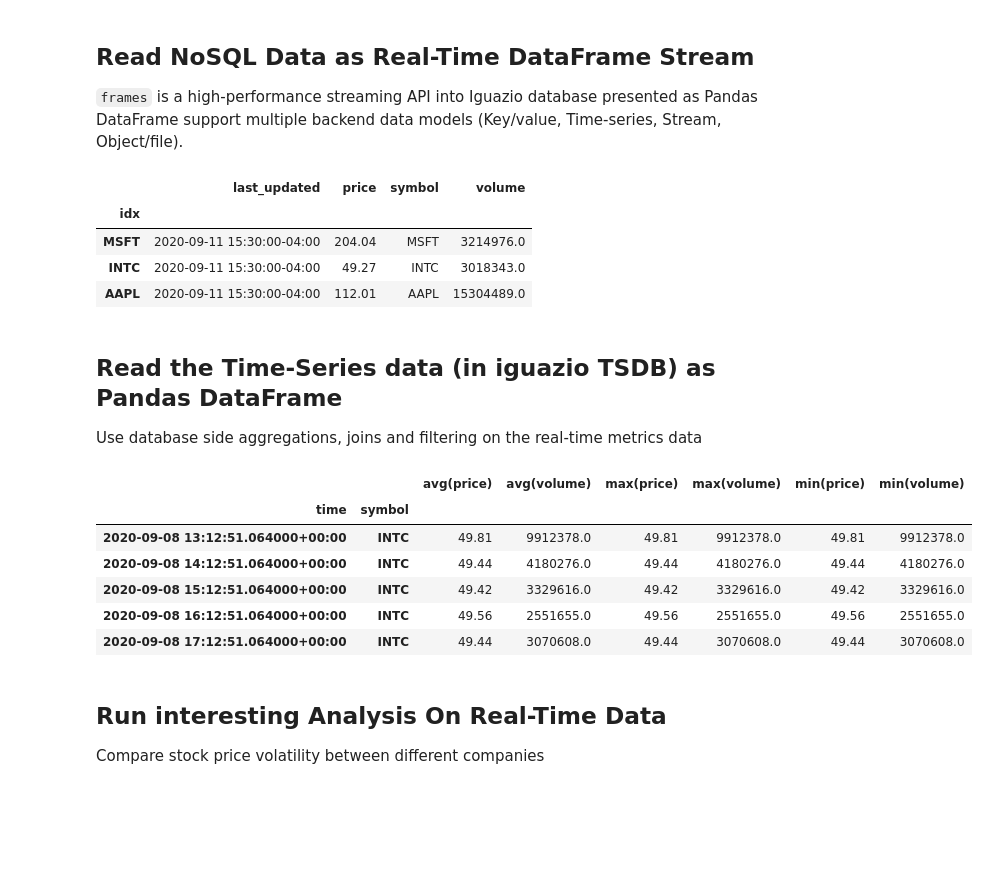
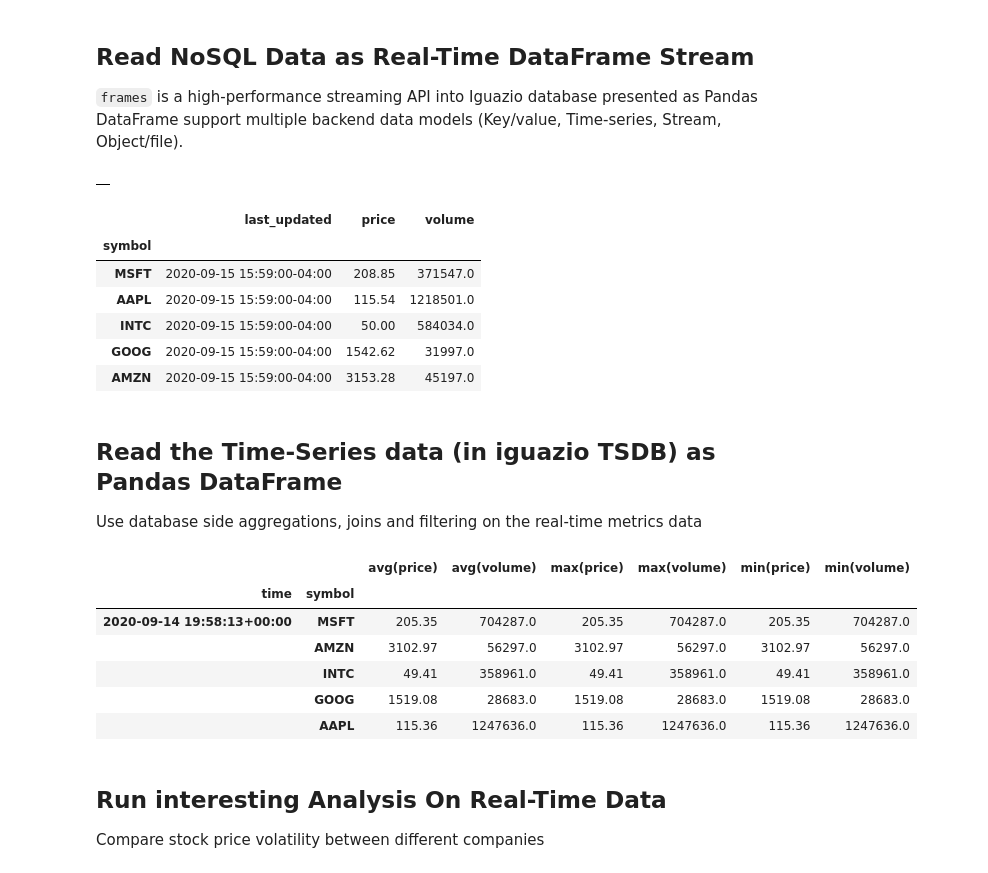
Before and after one commit to mlrun/demo-stocks, a Jupyter notebook: code/05-explore.ipynb, the cells around one changed output. Cells and saved outputs as stored; diff of their text form; code cells hidden in the pictures; blank space fills up the shorter version.

```diff
--- a/code/05-explore.ipynb
+++ b/code/05-explore.ipynb
@@ -35,31 +37,37 @@ Done.
 # %%
 import pandas as pd
 import v3io_frames as v3f
-client = v3f.Client('framesd:8081')
+client = v3f.Client('framesd:8081', container='bigdata')
+# %%
+client.execute(backend='kv', table='stocks/stocks_kv', command='infer')
+# %% [output]
+|  |
 # %%
-kvdf = client.read(backend='kv', table='stocks', filter='volume > 1000000')
+kvdf = client.read(backend='kv', table='stocks/stocks_kv')#, filter='volume > 1000000')
 kvdf.head()
 # %% [output]
-|  | last_updated | price | symbol | volume |
-| idx |  |  |  |  |
-| MSFT | 2020-09-11 15:30:00-04:00 | 204.04 | MSFT | 3214976.0 |
-| INTC | 2020-09-11 15:30:00-04:00 | 49.27 | INTC | 3018343.0 |
-| AAPL | 2020-09-11 15:30:00-04:00 | 112.01 | AAPL | 15304489.0 |
+|  | last_updated | price | volume |
+| symbol |  |  |  |
+| MSFT | 2020-09-15 15:59:00-04:00 | 208.85 | 371547.0 |
+| AAPL | 2020-09-15 15:59:00-04:00 | 115.54 | 1218501.0 |
+| INTC | 2020-09-15 15:59:00-04:00 | 50.00 | 584034.0 |
+| GOOG | 2020-09-15 15:59:00-04:00 | 1542.62 | 31997.0 |
+| AMZN | 2020-09-15 15:59:00-04:00 | 3153.28 | 45197.0 |
 # %% [markdown]
 ## Read the Time-Series data (in iguazio TSDB) as Pandas DataFrame
 Use database side aggregations, joins and filtering on the real-time metrics data
 # %%
 # Read Time-Series aggregates from the DB (returned as a data stream, use concat to assemble the frames)
-tsdf = client.read(backend='tsdb', query='select avg(*), max(*), min(*) from stock_metrics', step='60m', start="now-7d", end='now',multi_index=True)
+tsdf = client.read(backend='tsdb', query='select avg(*), max(*), min(*) from stocks.stocks_tsdb', step='1m', start="now-2d", end='now',multi_index=True)
 tsdf.head()
 # %% [output]
 |  |  | avg(price) | avg(volume) | max(price) | max(volume) | min(price) | min(volume) |
 | time | symbol |  |  |  |  |  |  |
-| 2020-09-08 13:12:51.064000+00:00 | INTC | 49.81 | 9912378.0 | 49.81 | 9912378.0 | 49.81 | 9912378.0 |
-| 2020-09-08 14:12:51.064000+00:00 | INTC | 49.44 | 4180276.0 | 49.44 | 4180276.0 | 49.44 | 4180276.0 |
-| 2020-09-08 15:12:51.064000+00:00 | INTC | 49.42 | 3329616.0 | 49.42 | 3329616.0 | 49.42 | 3329616.0 |
-| 2020-09-08 16:12:51.064000+00:00 | INTC | 49.56 | 2551655.0 | 49.56 | 2551655.0 | 49.56 | 2551655.0 |
-| 2020-09-08 17:12:51.064000+00:00 | INTC | 49.44 | 3070608.0 | 49.44 | 3070608.0 | 49.44 | 3070608.0 |
+| 2020-09-14 19:58:13+00:00 | MSFT | 205.35 | 704287.0 | 205.35 | 704287.0 | 205.35 | 704287.0 |
+|  | AMZN | 3102.97 | 56297.0 | 3102.97 | 56297.0 | 3102.97 | 56297.0 |
+|  | INTC | 49.41 | 358961.0 | 49.41 | 358961.0 | 49.41 | 358961.0 |
+|  | GOOG | 1519.08 | 28683.0 | 1519.08 | 28683.0 | 1519.08 | 28683.0 |
+|  | AAPL | 115.36 | 1247636.0 | 115.36 | 1247636.0 | 115.36 | 1247636.0 |
 # %% [markdown]
 ## Run interesting Analysis On Real-Time Data
 Compare stock price volatility between different companies
```
Also changed, not shown: parts of 4 cells of this notebook, 12 other files.
